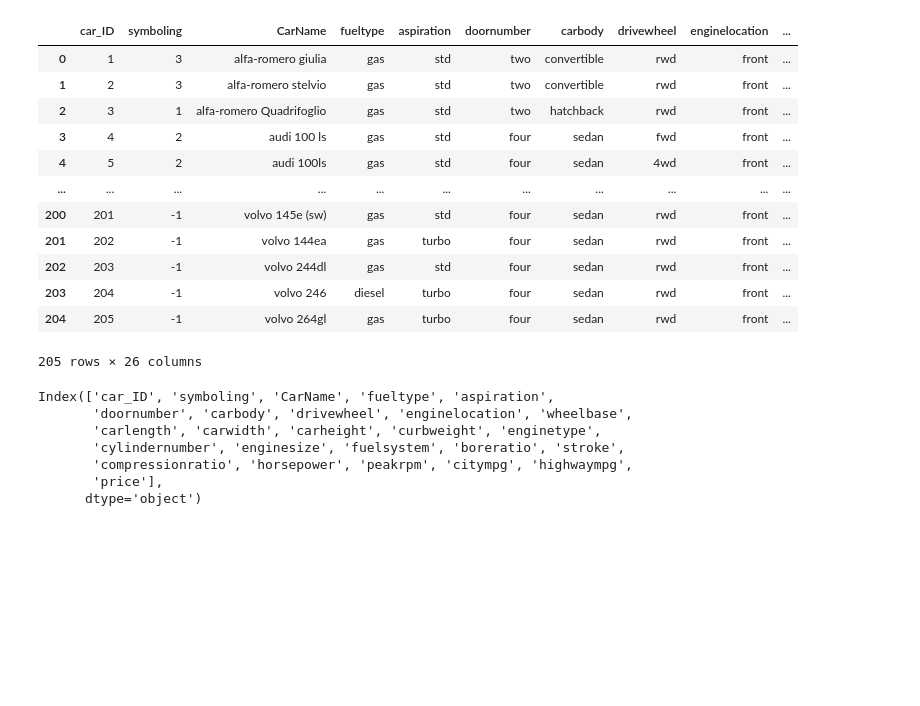
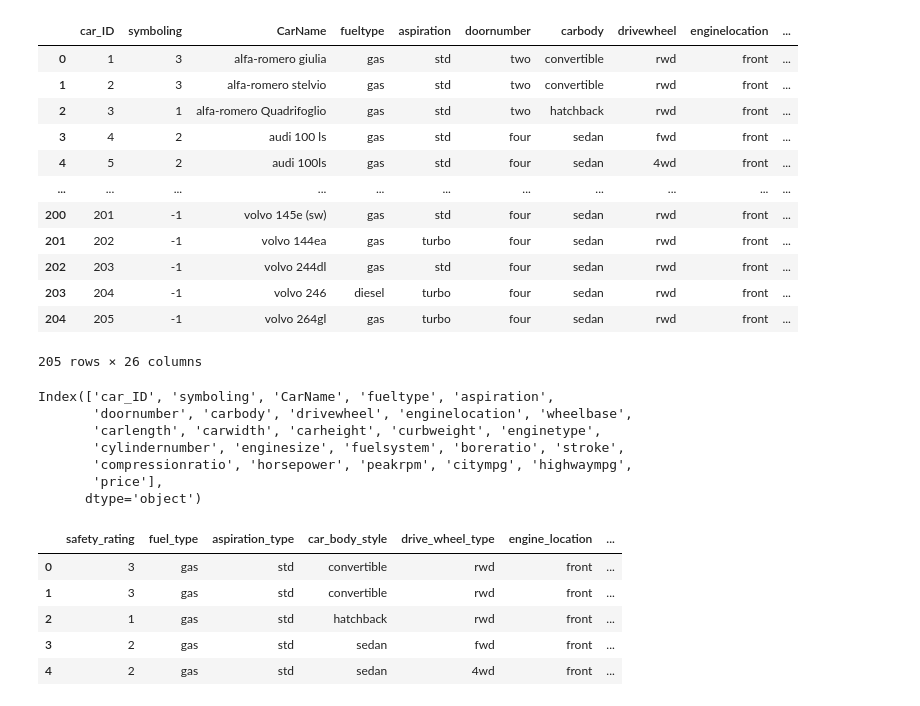
Before and after one commit to juma-paul/deep_learning, a Jupyter notebook: LinearRegressionAsASingleNeuronNN.ipynb, the cells around one changed output. Saved outputs shown, nothing was run; the diff lists cells and outputs as text; code cells hidden in the pictures; blank space fills up the shorter version.

Commit message:
Rename columns and select specific columns to use for the model

```diff
--- a/LinearRegressionAsASingleNeuronNN.ipynb
+++ b/LinearRegressionAsASingleNeuronNN.ipynb
@@ -284,3 +284,45 @@ Index(['car_ID', 'symboling', 'CarName', 'fueltype', 'aspiration',
        'compressionratio', 'horsepower', 'peakrpm', 'citympg', 'highwaympg',
        'price'],
       dtype='object')
+# %%
+data.rename(columns = {
+    'car_ID': 'car_id',
+    'symboling': 'safety_rating',
+    'CarName': 'car_name',
+    'fueltype': 'fuel_type',
+    'aspiration': 'aspiration_type',
+    'doornumber': 'door_number',
+    'carbody': 'car_body_style',
+    'drivewheel': 'drive_wheel_type',
+    'enginelocation': 'engine_location',
+    'wheelbase': 'wheel_base',
+    'carlength': 'car_length',
+    'carwidth': 'car_width',
+    'carheight': 'car_height',
+    'curbweight': 'curb_weight',
+    'enginetype': 'engine_type',
+    'cylindernumber': 'cylinder_number',
+    'enginesize': 'engine_size',
+    'fuelsystem': 'fuel_system',
+    'boreratio': 'bore_ratio',
+    'stroke': 'stroke_length',
+    'compressionratio': 'compression_ratio',
+    'horsepower': 'horse_power',
+    'peakrpm': 'peak_rpm',
+    'citympg': 'city_mpg',
+    'highwaympg': 'highway_mpg',
+    'price': 'price'
+}, inplace=True)
+# %%
+data = data[['safety_rating', 'fuel_type', 'aspiration_type', 'car_body_style', 'drive_wheel_type', 'engine_location', 'car_length',
+      'car_width', 'curb_weight', 'cylinder_number', 'engine_size', 'bore_ratio', 'compression_ratio', 'horse_power', 'peak_rpm',
+      'city_mpg', 'highway_mpg', 'price']].copy()
+# %%
+data.head()
+# %% [output]
+|  | safety_rating | fuel_type | aspiration_type | car_body_style | drive_wheel_type | engine_location | ... |
+| 0 | 3 | gas | std | convertible | rwd | front | ... |
+| 1 | 3 | gas | std | convertible | rwd | front | ... |
+| 2 | 1 | gas | std | hatchback | rwd | front | ... |
+| 3 | 2 | gas | std | sedan | fwd | front | ... |
+| 4 | 2 | gas | std | sedan | 4wd | front | ... |
```
Also changed, not shown: parts of 1 cell of this notebook.
